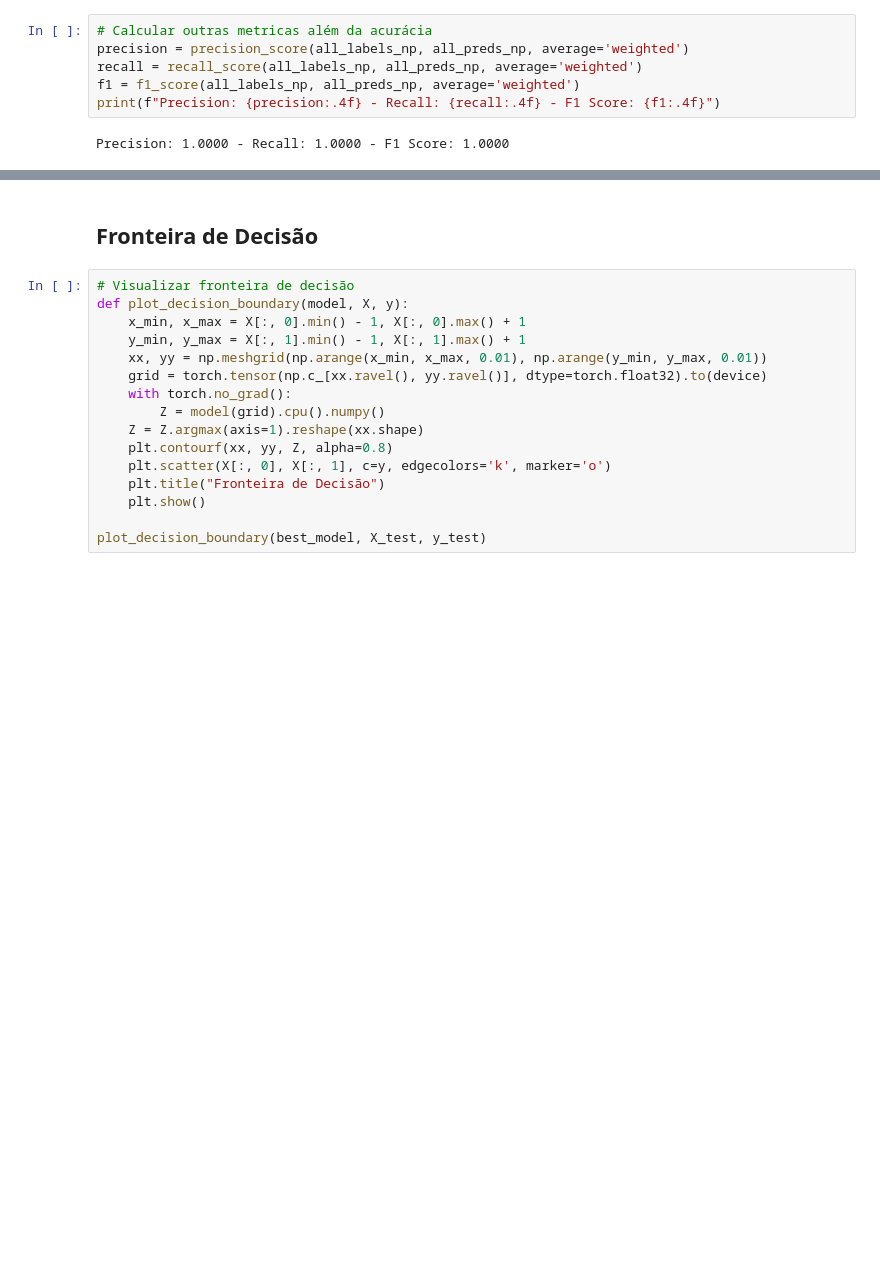
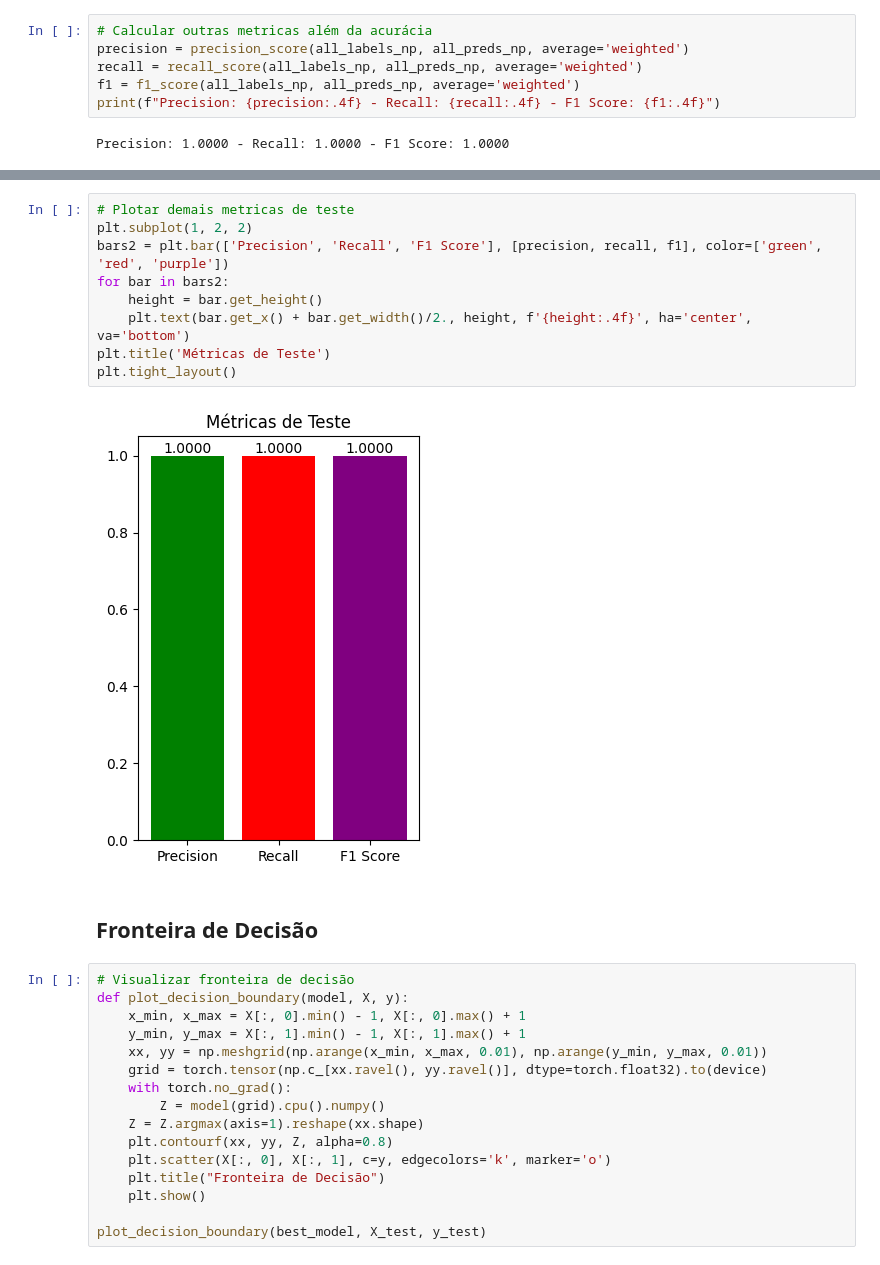
Before and after one commit to marquesgbr/MLP_implementation, a Jupyter notebook: MLP_build.ipynb, the cells around one changed output, grey strips where cells are left out. Saved outputs shown, nothing was run; the diff lists cells and outputs as text; blank space fills up the shorter version.

```diff
--- a/MLP_build.ipynb
+++ b/MLP_build.ipynb
@@ -339,3 +342,14 @@ Text(0.5, 1.0, 'Acurácia de Treino vs Teste')
+# %%
+# Plotar demais metricas de teste
+plt.subplot(1, 2, 2)
+bars2 = plt.bar(['Precision', 'Recall', 'F1 Score'], [precision, recall, f1], color=['green', 'red', 'purple'])
+for bar in bars2:
+    height = bar.get_height()
+    plt.text(bar.get_x() + bar.get_width()/2., height, f'{height:.4f}', ha='center', va='bottom')
+plt.title('Métricas de Teste')
+plt.tight_layout()
+# %% [output]
+[figure, added]
 # %% [markdown]
 ## Fronteira de Decisão
 # %%
```
Also changed, not shown: parts of 3 cells of this notebook, 3 other files.
